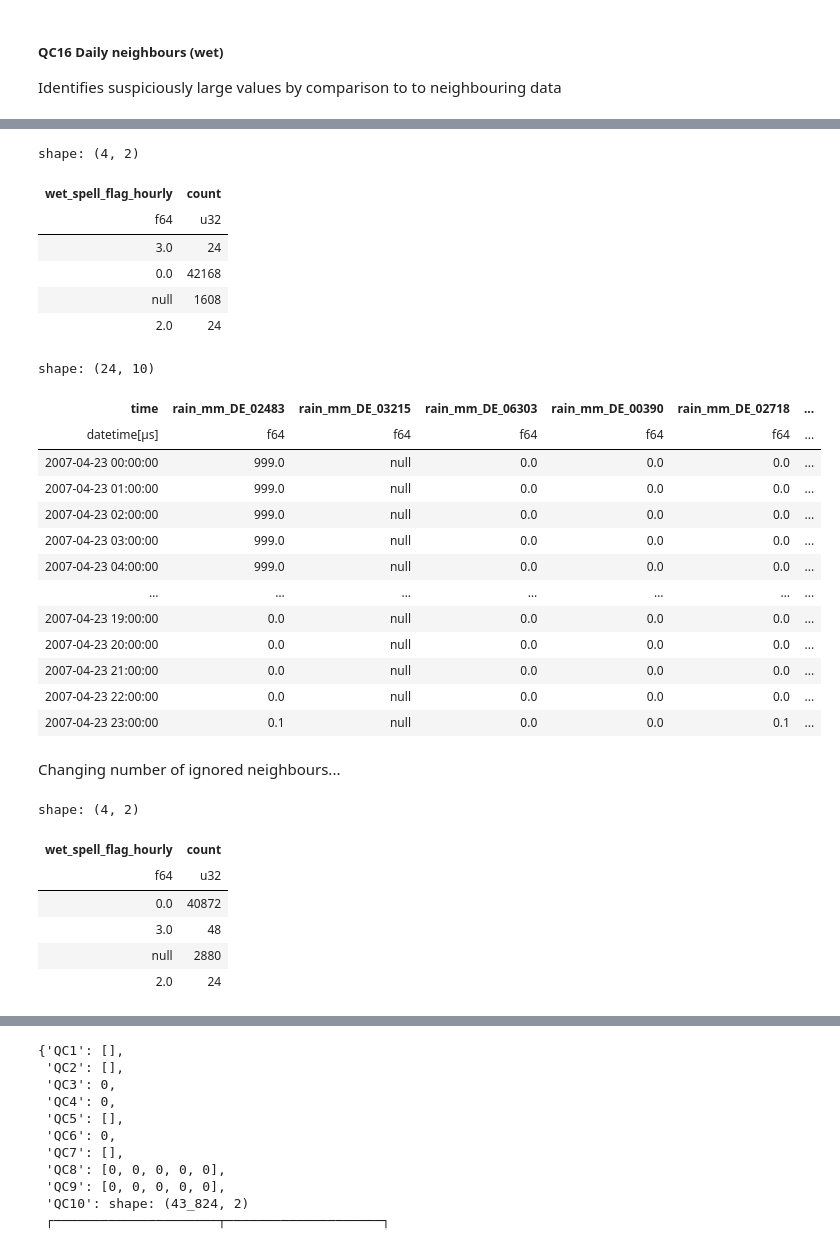
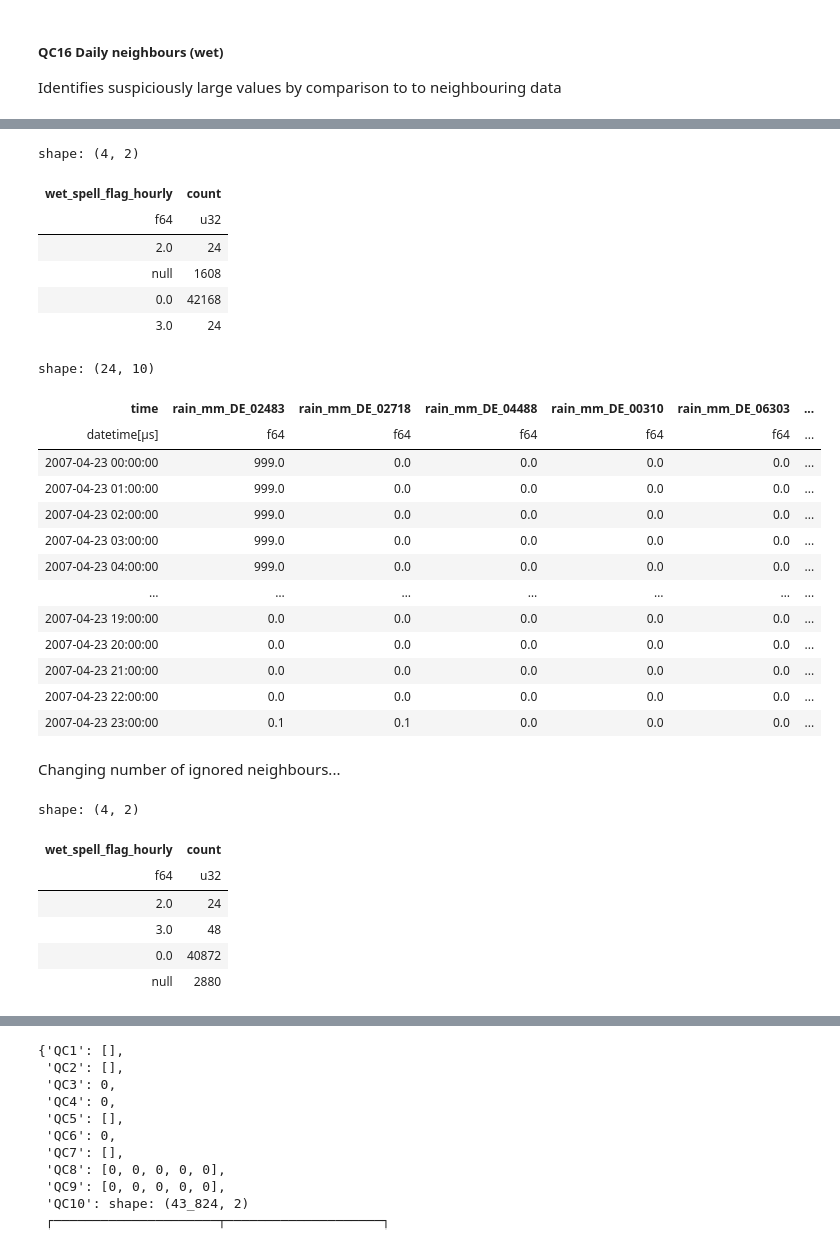
Before and after one commit to Thomasjkeel/RainfallQC-notebooks, a Jupyter notebook: notebooks/demo/rainfallQC_demo.ipynb, the cells around one changed output, grey strips where cells are left out. Drawn from its saved outputs; the diff is of its cells as text; code cells hidden in the pictures.

```diff
--- a/notebooks/demo/rainfallQC_demo.ipynb
+++ b/notebooks/demo/rainfallQC_demo.ipynb
@@ -544,7 +544,7 @@ shape: (43_824, 10)
 wet_daily_check = neighbourhood_checks.check_wet_neighbours(
     gdsr_network_data_onenans,
     target_gauge_col=TARGET_GAUGE_COL,
-    neighbouring_gauge_cols=gdsr_network_data_onenans.columns[1:],
+    list_of_nearest_stations=gdsr_network_data_onenans.columns[1:],
     time_res='hourly',
     wet_threshold=1.0,
     min_n_neighbours=5,
@@ -556,29 +556,29 @@ Warning: removing 'rain_mm_test' from neighbouring_gauge_cols because: The data
 shape: (4, 2)
 | wet_spell_flag_hourly | count |
 | f64 | u32 |
+| 2.0 | 24 |
+| null | 1608 |
+| 0.0 | 42168 |
 | 3.0 | 24 |
-| 0.0 | 42168 |
-| null | 1608 |
-| 2.0 | 24 |
 # %%
 wet_daily_check = gdsr_network_data.join(wet_daily_check, on='time')
 # %%
 wet_daily_check.filter(pl.col("wet_spell_flag_hourly") == 2.0)
 # %% [output]
 shape: (24, 10)
-| time | rain_mm_DE_02483 | rain_mm_DE_03215 | rain_mm_DE_06303 | rain_mm_DE_00390 | rain_mm_DE_02718 | ... |
+| time | rain_mm_DE_02483 | rain_mm_DE_02718 | rain_mm_DE_04488 | rain_mm_DE_00310 | rain_mm_DE_06303 | ... |
 | datetime[μs] | f64 | f64 | f64 | f64 | f64 | ... |
-| 2007-04-23 00:00:00 | 999.0 | null | 0.0 | 0.0 | 0.0 | ... |
-| 2007-04-23 01:00:00 | 999.0 | null | 0.0 | 0.0 | 0.0 | ... |
-| 2007-04-23 02:00:00 | 999.0 | null | 0.0 | 0.0 | 0.0 | ... |
-| 2007-04-23 03:00:00 | 999.0 | null | 0.0 | 0.0 | 0.0 | ... |
-| 2007-04-23 04:00:00 | 999.0 | null | 0.0 | 0.0 | 0.0 | ... |
+| 2007-04-23 00:00:00 | 999.0 | 0.0 | 0.0 | 0.0 | 0.0 | ... |
+| 2007-04-23 01:00:00 | 999.0 | 0.0 | 0.0 | 0.0 | 0.0 | ... |
+| 2007-04-23 02:00:00 | 999.0 | 0.0 | 0.0 | 0.0 | 0.0 | ... |
+| 2007-04-23 03:00:00 | 999.0 | 0.0 | 0.0 | 0.0 | 0.0 | ... |
+| 2007-04-23 04:00:00 | 999.0 | 0.0 | 0.0 | 0.0 | 0.0 | ... |
 | … | … | … | … | … | … | ... |
-| 2007-04-23 19:00:00 | 0.0 | null | 0.0 | 0.0 | 0.0 | ... |
-| 2007-04-23 20:00:00 | 0.0 | null | 0.0 | 0.0 | 0.0 | ... |
-| 2007-04-23 21:00:00 | 0.0 | null | 0.0 | 0.0 | 0.0 | ... |
-| 2007-04-23 22:00:00 | 0.0 | null | 0.0 | 0.0 | 0.0 | ... |
-| 2007-04-23 23:00:00 | 0.1 | null | 0.0 | 0.0 | 0.1 | ... |
+| 2007-04-23 19:00:00 | 0.0 | 0.0 | 0.0 | 0.0 | 0.0 | ... |
+| 2007-04-23 20:00:00 | 0.0 | 0.0 | 0.0 | 0.0 | 0.0 | ... |
+| 2007-04-23 21:00:00 | 0.0 | 0.0 | 0.0 | 0.0 | 0.0 | ... |
+| 2007-04-23 22:00:00 | 0.0 | 0.0 | 0.0 | 0.0 | 0.0 | ... |
+| 2007-04-23 23:00:00 | 0.1 | 0.1 | 0.0 | 0.0 | 0.0 | ... |
 # %% [markdown]
 Changing number of ignored neighbours...
 # %%
@@ -588,7 +588,7 @@ N_NEIGHBOURS_IGNORED = 6
 wet_daily_check = neighbourhood_checks.check_wet_neighbours(
     gdsr_network_data,
     target_gauge_col=TARGET_GAUGE_COL,
-    neighbouring_gauge_cols=gdsr_network_data.columns[1:],
+    list_of_nearest_stations=gdsr_network_data.columns[1:],
     time_res='hourly',
     wet_threshold=WET_THRESHOLD,
     min_n_neighbours=5,
@@ -599,10 +599,10 @@ wet_daily_check['wet_spell_flag_hourly'].value_counts()
 shape: (4, 2)
 | wet_spell_flag_hourly | count |
 | f64 | u32 |
+| 2.0 | 24 |
+| 3.0 | 48 |
 | 0.0 | 40872 |
-| 3.0 | 48 |
 | null | 2880 |
-| 2.0 | 24 |
 # %%
 wet_daily_check = gdsr_network_data.join(wet_daily_check, on='time')
 # %%
```
Also changed, not shown: parts of 18 cells of this notebook.
